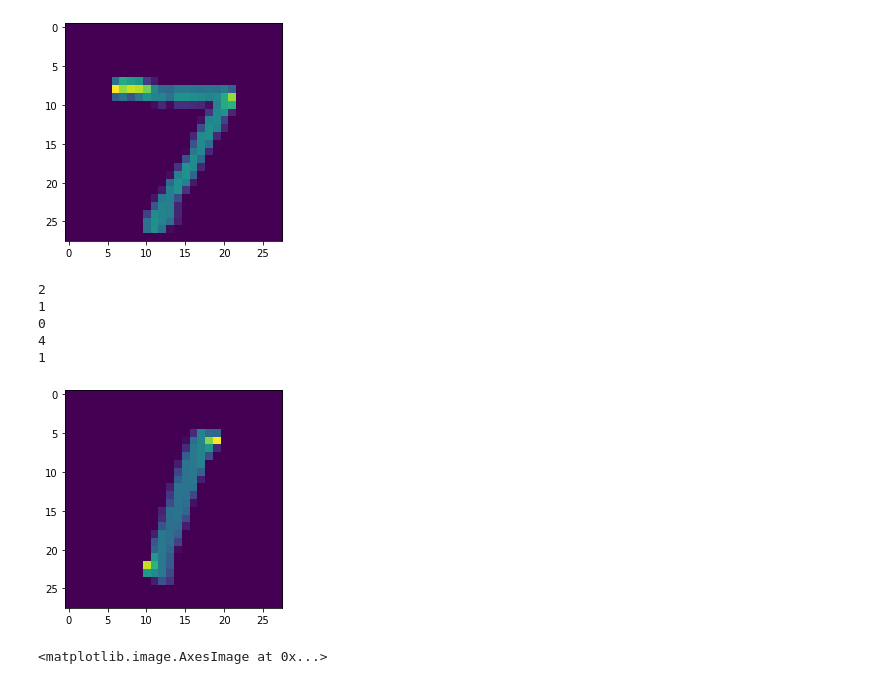
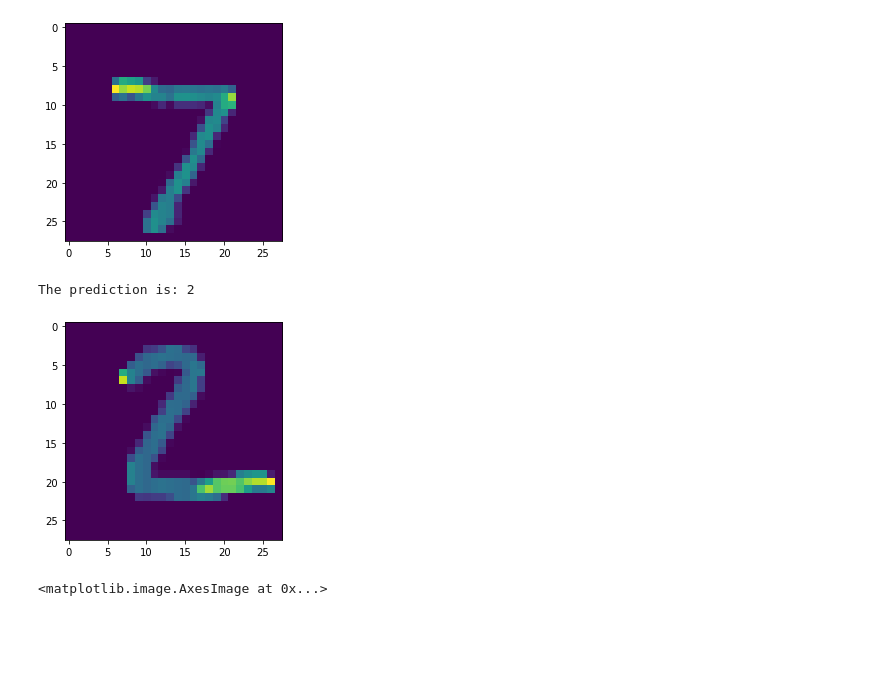
Before and after one commit to coderplus62/Machine-Learning-Projects, a Jupyter notebook: Digit detection/train.ipynb, the cells around one changed output. Saved outputs shown, nothing was run; the diff lists cells and outputs as text; code cells hidden in the pictures; blank space fills up the shorter version.

```diff
--- a/Digit detection/train.ipynb
+++ b/Digit detection/train.ipynb
@@ -87,0 +80,8 @@ print('Testing samples dimension:',x_testr.shape)
+# %%
+import numpy as np
+IMG_SIZE = 28
+x_trainr = np.array(x_train).reshape(-1,IMG_SIZE,IMG_SIZE,1)
+x_testr = np.array(x_test).reshape(-1,IMG_SIZE,IMG_SIZE,1)
+
+print('Training samples dimension:',x_trainr.shape)
+print('Testing samples dimension:',x_testr.shape)
@@ -190,19 +193,12 @@ plt.imshow(x_test[0])
 # %% [output]
 <matplotlib.image.AxesImage at 0x...>
 [figure]
-# %%
-pred = [1,2,3,4,5]
-
-for i in pred:
-    print(np.argmax(predictions[i]))
-    plt.imshow(x_test[i])
-# %% [output]
-2
-1
-0
-4
-1
-[figure, removed]
+# %%
+plt.imshow(x_test[1])
+print('The prediction is:',np.argmax(predictions[1]))
+# %% [output]
+The prediction is: 2
+[figure, added]
 # %%
 import cv2
 # %%
```
Also changed, not shown: parts of 8 cells of this notebook, 2 other files.
